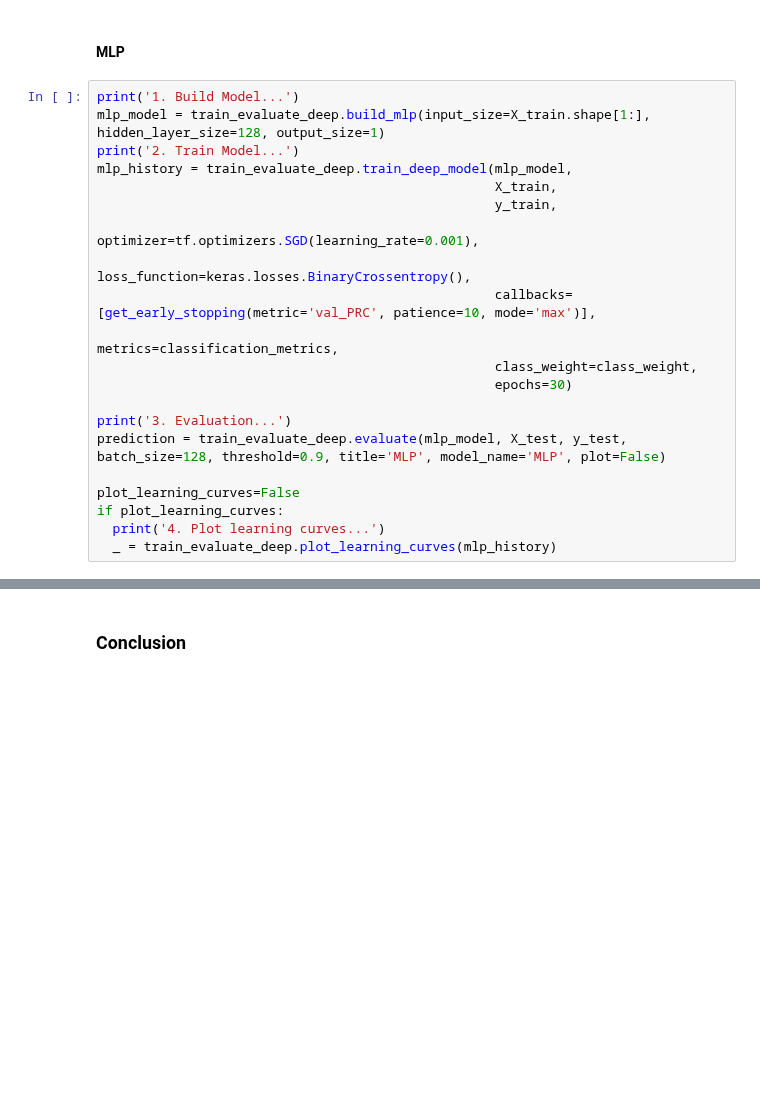
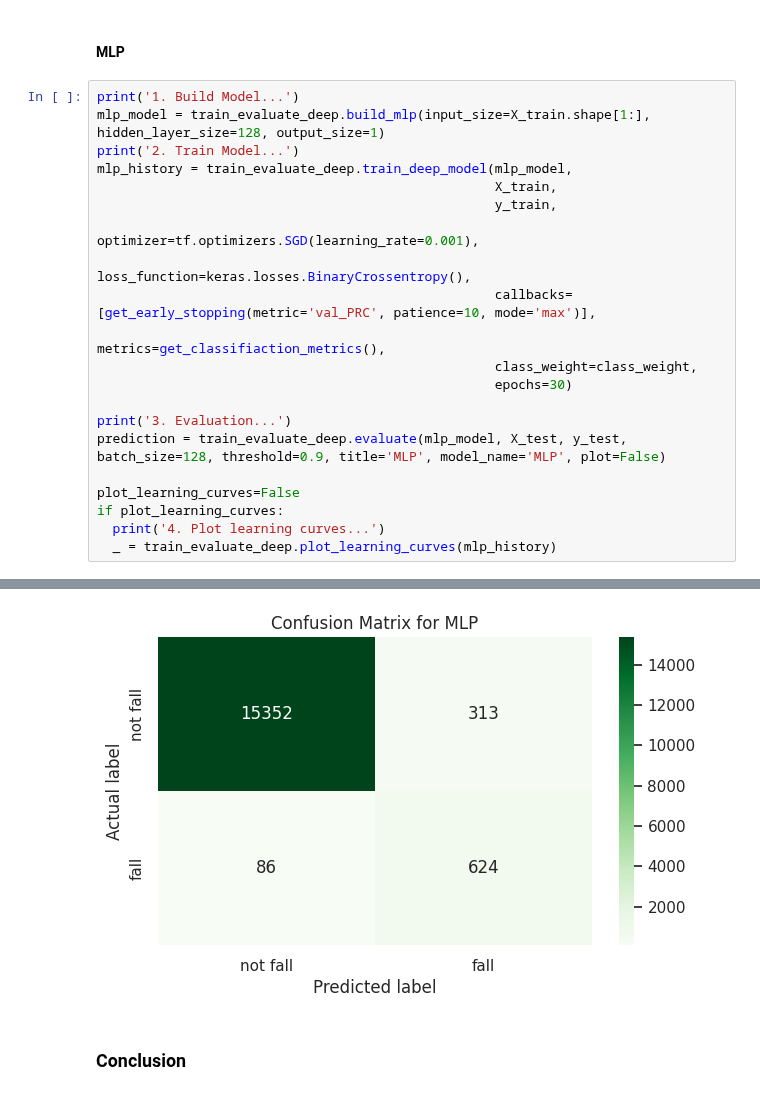
Before and after one commit to mojtabaSefidi/Fall-Detection-System, a Jupyter notebook: Main.ipynb, the cells around one changed output, grey strips where cells are left out. Cells and saved outputs as stored; diff of their text form; blank space fills up the shorter version.

```diff
--- a/Main.ipynb
+++ b/Main.ipynb
@@ -166,7 +245,7 @@ mlp_history = train_evaluate_deep.train_deep_model(mlp_model,
                                                    optimizer=tf.optimizers.SGD(learning_rate=0.001),
                                                    loss_function=keras.losses.BinaryCrossentropy(),
                                                    callbacks=[get_early_stopping(metric='val_PRC', patience=10, mode='max')],
-                                                   metrics=classification_metrics,
+                                                   metrics=get_classifiaction_metrics(),
                                                    class_weight=class_weight,
                                                    epochs=30)
 
@@ -177,3 +256,4 @@ plot_learning_curves=False
 if plot_learning_curves:
   print('4. Plot learning curves...')
   _ = train_evaluate_deep.plot_learning_curves(mlp_history)
+# %% [output]
@@ -180,3 +277,4 @@ if plot_learning_curves:
+[figure, added]
 # %% [markdown]
 ### Conclusion
 # %%
```
Also changed, not shown: parts of 13 cells of this notebook.
